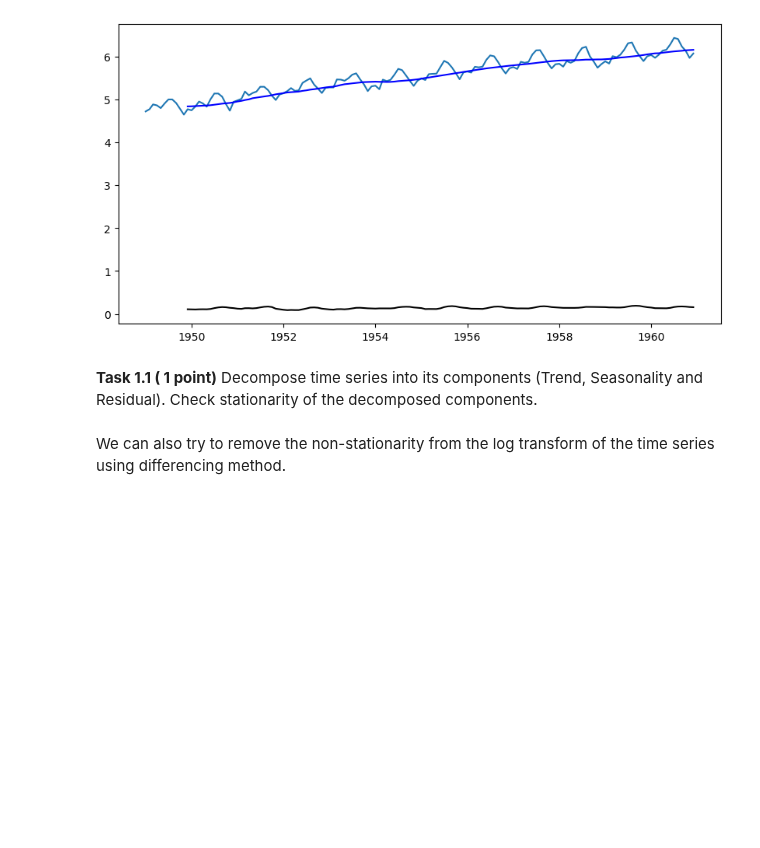
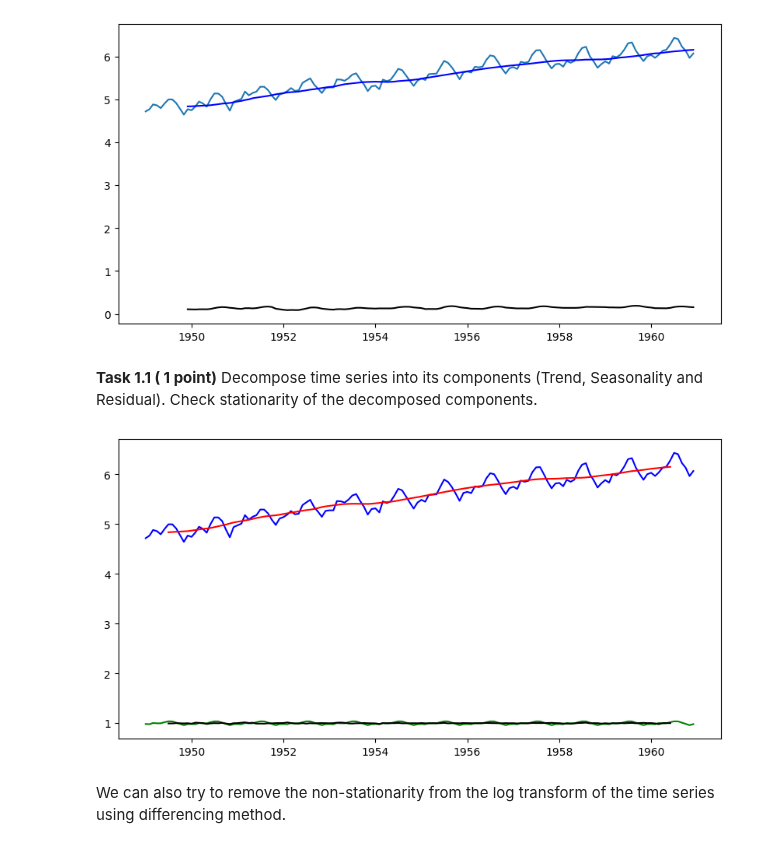
Before and after one commit to troniixx/uzh, a Jupyter notebook: Computational Science/Sem 2/ESC403/Exercise 7/Session_08.ipynb, the cells around one changed output. Saved outputs shown, nothing was run; the diff lists cells and outputs as text; code cells hidden in the pictures; blank space fills up the shorter version.

```diff
--- a/Computational Science/Sem 2/ESC403/Exercise 7/Session_08.ipynb
+++ b/Computational Science/Sem 2/ESC403/Exercise 7/Session_08.ipynb
@@ -133,6 +151,22 @@ plt.legend
 **Task 1.1 ( 1 point)** Decompose time series into its components (Trend, Seasonality and Residual). Check stationarity of the decomposed components.
 # %%
 from statsmodels.tsa.seasonal import seasonal_decompose
+
+#decompose series into components
+decomposition=seasonal_decompose(ts_log, model='multiplicative')
+
+#plot
+plt.figure(figsize=(10,5))
+trend=decomposition.trend
+seasonal=decomposition.seasonal
+residual=decomposition.resid
+plt.plot(ts_log, label='Original', color='blue')
+plt.plot(trend, label='Trend', color = 'red')
+plt.plot(seasonal, label='Seasonality', color= 'green')
+plt.plot(residual, label='Residuals', color='black')
+plt.show()
+# %% [output]
+[figure, added]
 # %% [markdown]
 We can also try to remove the non-stationarity from the log transform of the time series using differencing method.
 # %%
```
Also changed, not shown: parts of 8 cells of this notebook.
